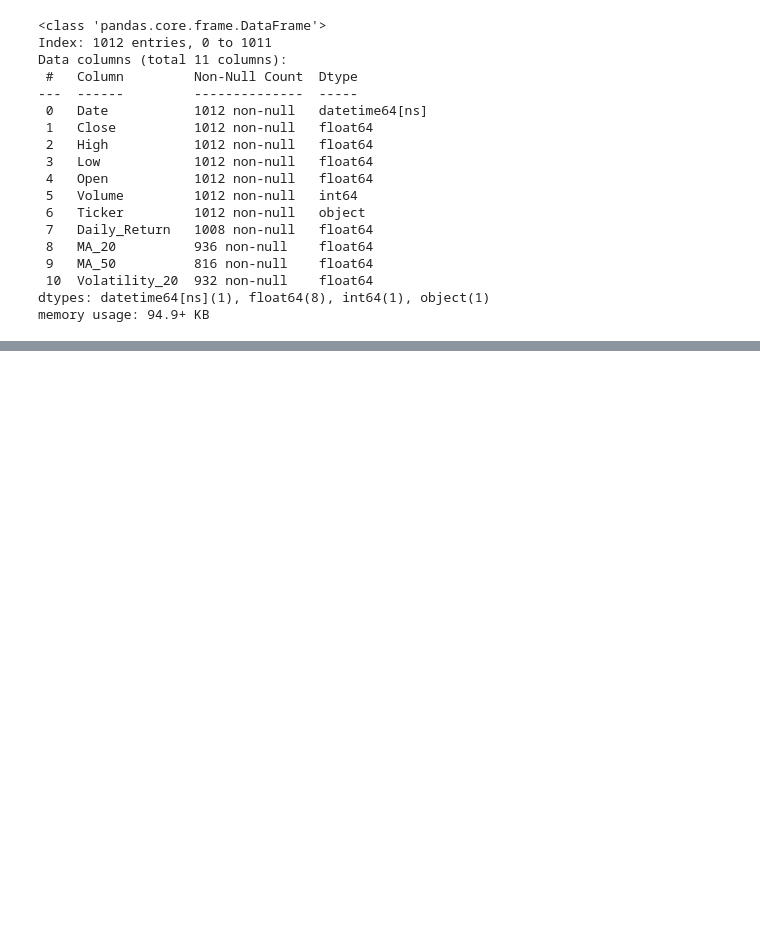
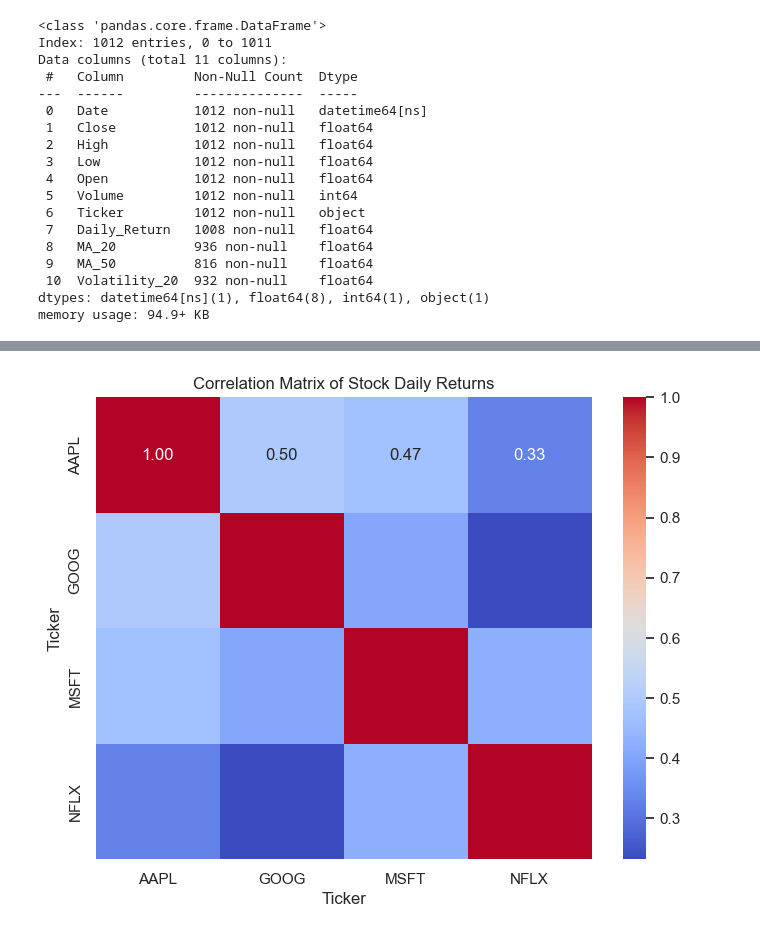
Before and after one commit to HarshaVaradhanGopal/Stock-Market-Analysis, a Jupyter notebook: Stock_Market_Analysis.ipynb, the cells around one changed output, grey strips where cells are left out. Saved outputs shown, nothing was run; the diff lists cells and outputs as text; code cells hidden in the pictures; blank space fills up the shorter version.

Commit message:
Performed correlation analysis on stock returns

```diff
--- a/Stock_Market_Analysis.ipynb
+++ b/Stock_Market_Analysis.ipynb
@@ -378,0 +382,8 @@ memory usage: 94.9+ KB
+# %%
+returns_df = (
+    clean_combined_df
+    .pivot(index='Date', columns='Ticker', values='Daily_Return')
+)
+# %%
+correlation_matrix = returns_df.corr()
+correlation_matrix
@@ -378,0 +397,12 @@ memory usage: 94.9+ KB
+# %%
+plt.figure(figsize=(8,6))
+sns.heatmap(
+    correlation_matrix,
+    annot=True,
+    cmap='coolwarm',
+    fmt=".2f"
+)
+plt.title("Correlation Matrix of Stock Daily Returns")
+plt.show()
+# %% [output]
+[figure, added]
```
Also changed, not shown: parts of 3 cells of this notebook.
